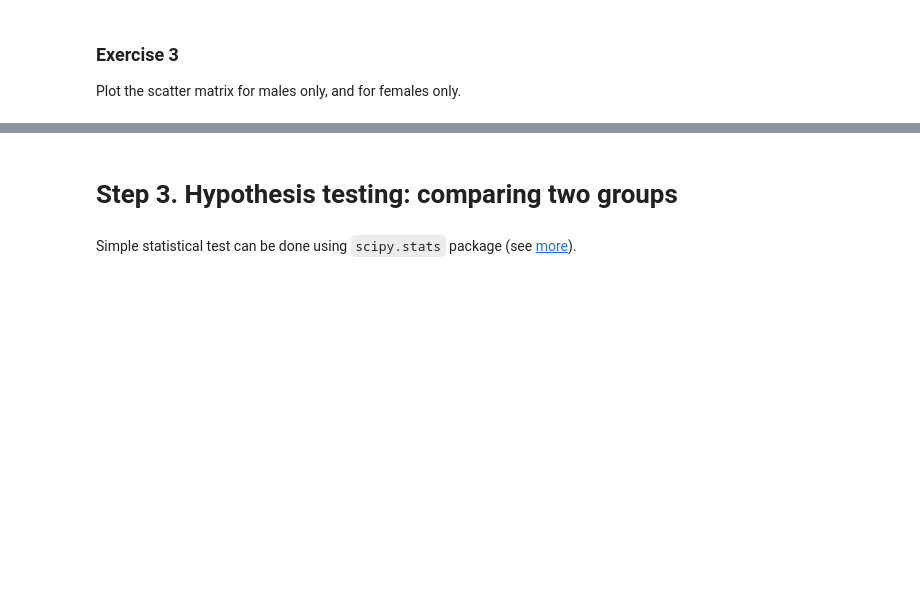
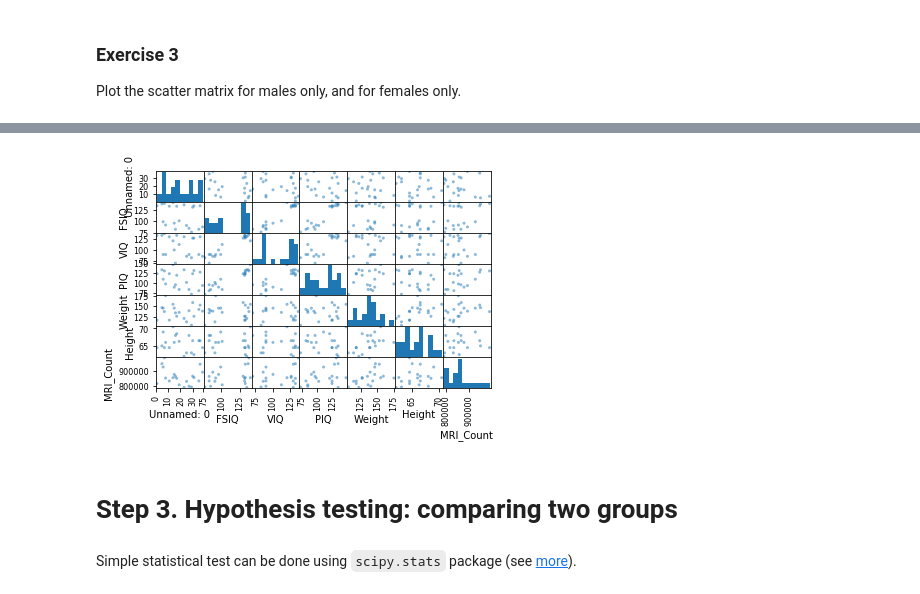
Before and after one commit to nomemm/advstat-labs, a Jupyter notebook: Lab01/Lab01.ipynb, the cells around one changed output, grey strips where cells are left out. Saved outputs shown, nothing was run; the diff lists cells and outputs as text; code cells hidden in the pictures; blank space fills up the shorter version.

```diff
--- a/Lab01/Lab01.ipynb
+++ b/Lab01/Lab01.ipynb
@@ -154,5 +274,9 @@ Plot the scatter matrix for males only, and for females only.
 # %%
 # scatter matrix for females
+scatter_matrix(data[data['Gender'] == 'Female'])
+plt.show()
+# %% [output]
+[figure, added]
 # %% [markdown]
 # Step 3. Hypothesis testing: comparing two groups
 # %% [markdown]
```
Also changed, not shown: parts of 32 cells of this notebook.
